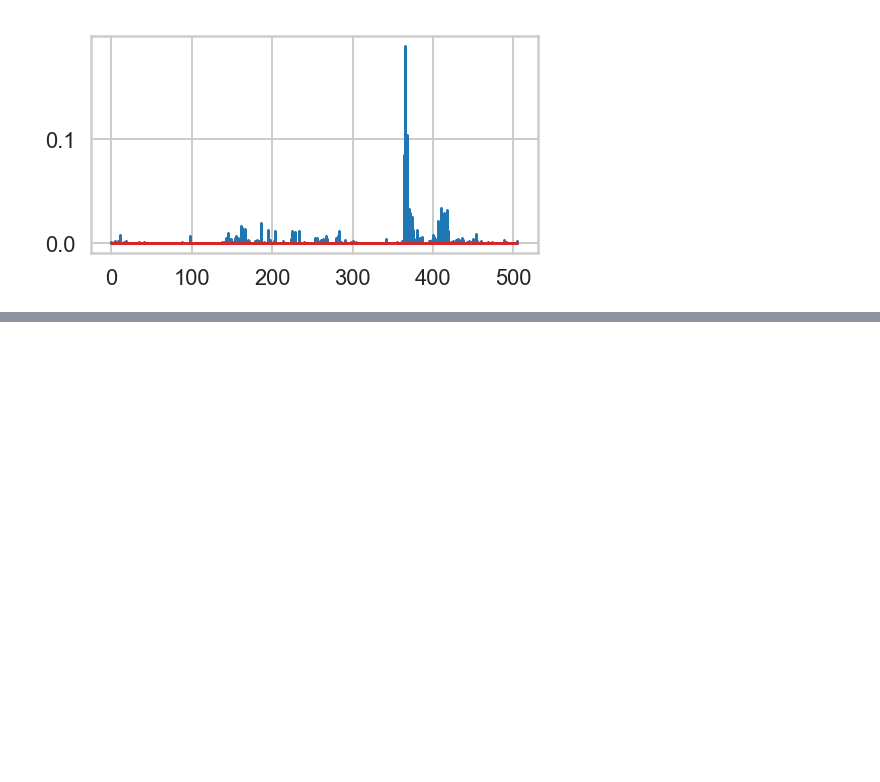
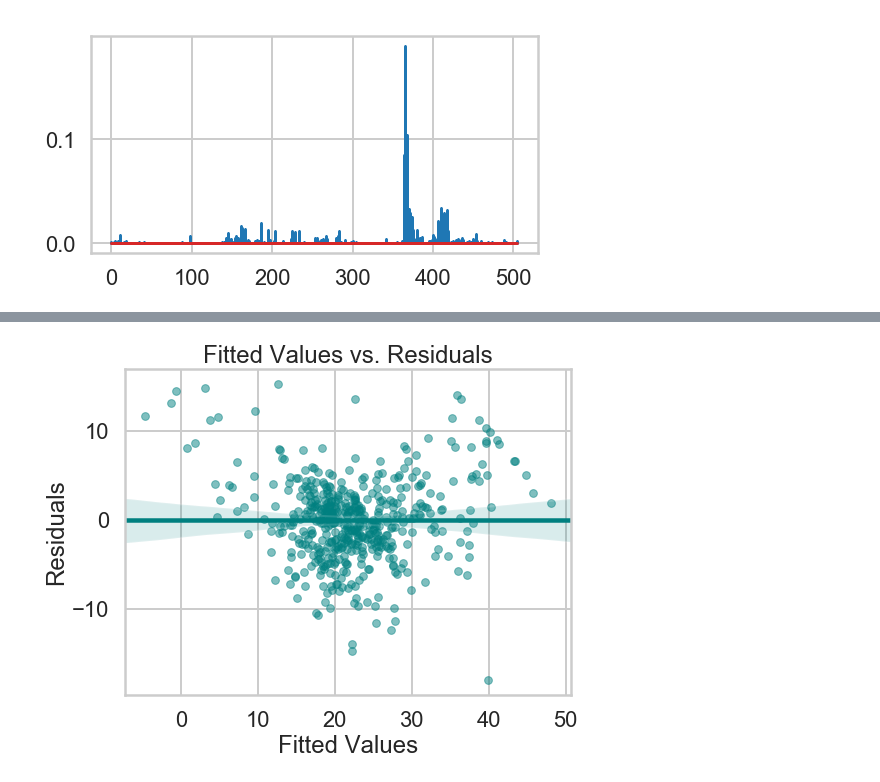
Before and after one commit to lwdee/Springboard, a Jupyter notebook: Linear_Regression_Boston_Housing/Mini_Project_Linear_Regression.ipynb, the cells around one changed output, grey strips where cells are left out. Cells and saved outputs as stored; diff of their text form; code cells hidden in the pictures; blank space fills up the shorter version.

```diff
--- a/Linear_Regression_Boston_Housing/Mini_Project_Linear_Regression.ipynb
+++ b/Linear_Regression_Boston_Housing/Mini_Project_Linear_Regression.ipynb
@@ -1064,0 +1200,13 @@ plt.show()
+# %%
+# Construct a fitted values versus residuals plot.
+
+#Plot Fitted vs. Residuals
+plt.figure(figsize=(8, 6))
+sns.regplot(x=m1_no_leverage_no_outlier.fittedvalues, y=m1_no_leverage_no_outlier.resid,
+            fit_reg=True, color = "teal", scatter_kws={'alpha':0.5, 's':60})
+plt.xlabel('Fitted Values')
+plt.ylabel('Residuals')
+plt.title('Fitted Values vs. Residuals')
+plt.show()
+# %% [output]
+[figure, added]
```
Also changed, not shown: parts of 30 cells of this notebook.
